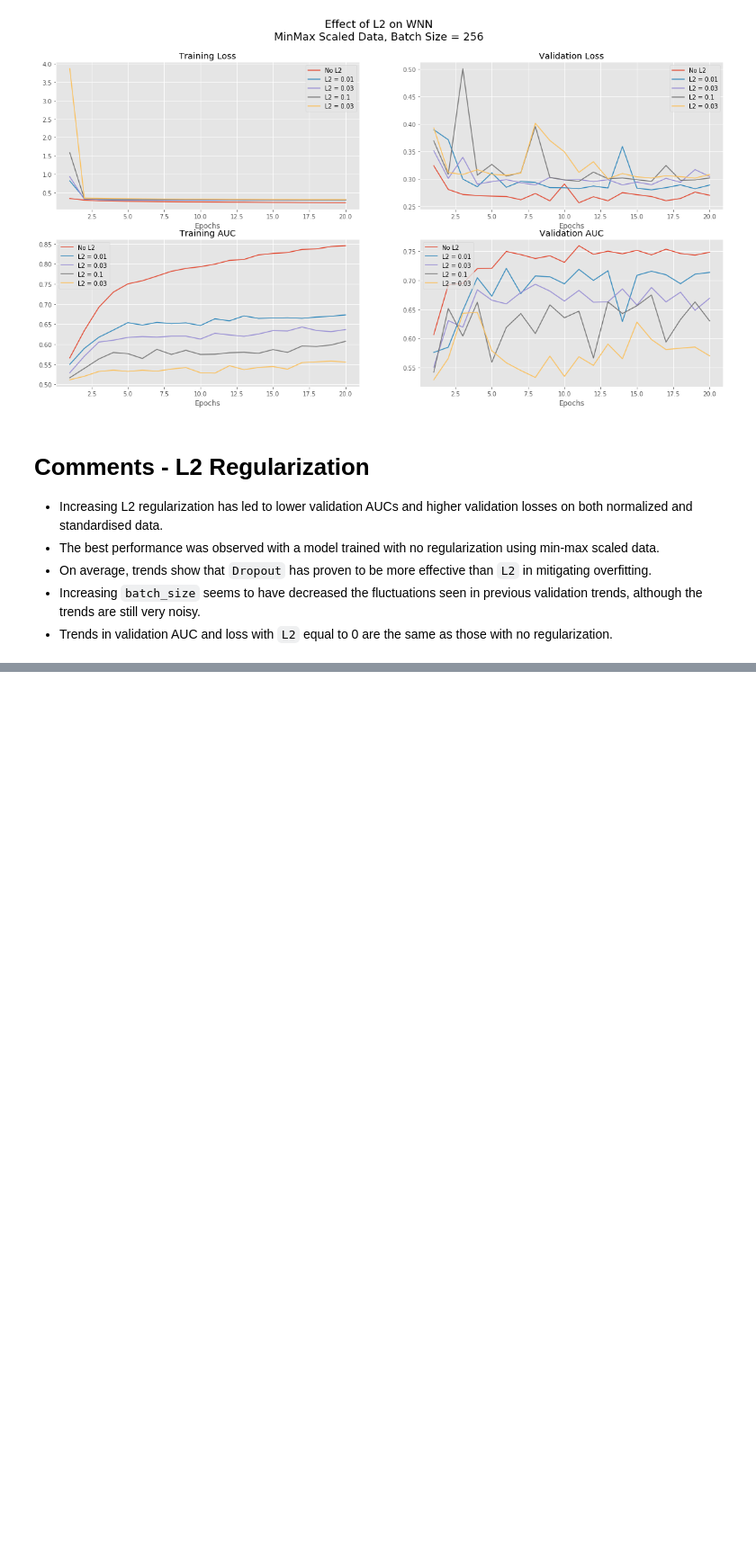
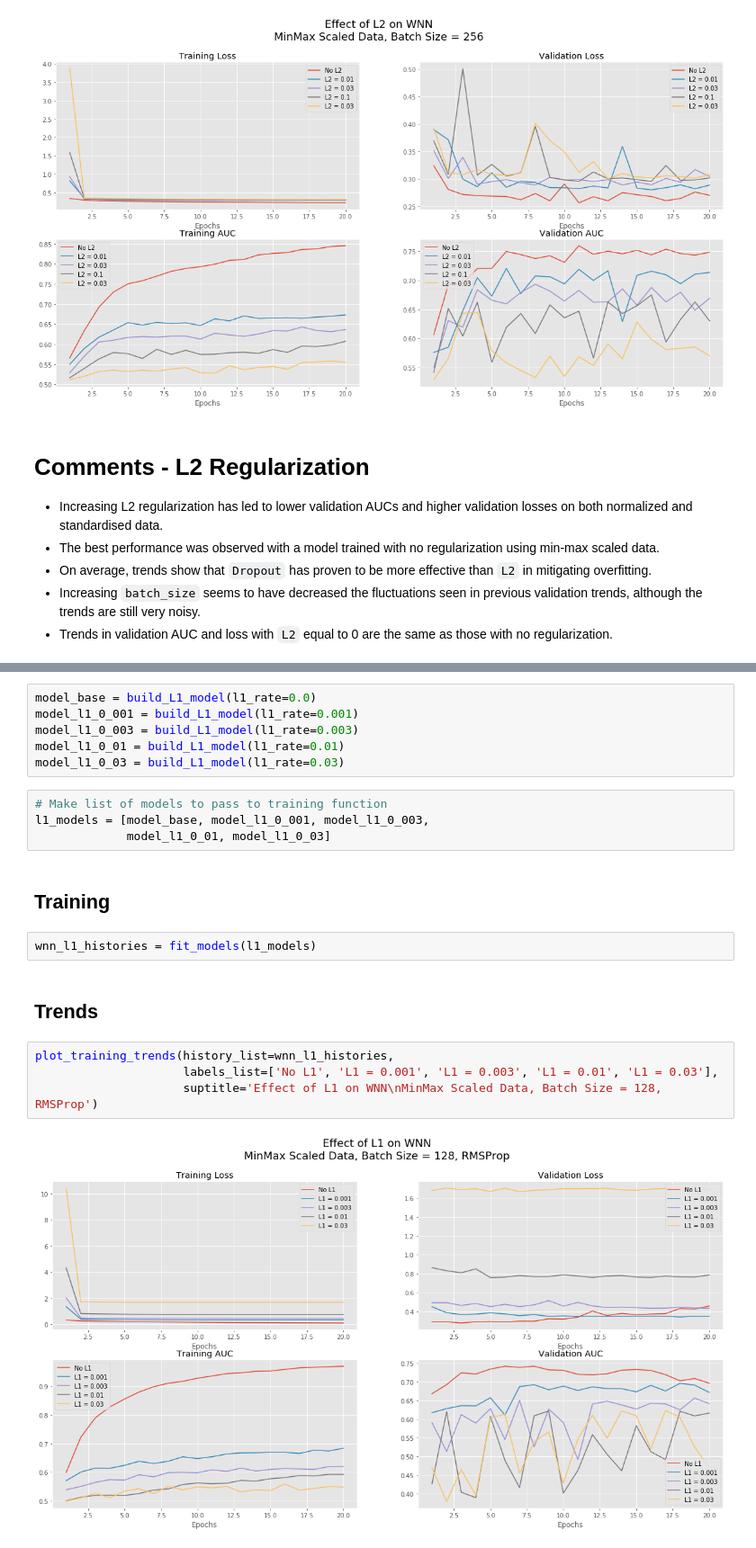
Before and after one commit to SMS-NED16/FYP-DL, a Jupyter notebook: fyp-assignments/06_Deep_Learning_Models/03_WNN_Zheng.ipynb, the cells around one changed output, grey strips where cells are left out. Shown at 90% size. Drawn from its saved outputs; the diff is of its cells as text; blank space fills up the shorter version.

```diff
--- a/fyp-assignments/06_Deep_Learning_Models/03_WNN_Zheng.ipynb
+++ b/fyp-assignments/06_Deep_Learning_Models/03_WNN_Zheng.ipynb
@@ -1036,0 +1115,22 @@ plot_training_trends(history_list=l2_history_list,
+# %%
+model_base = build_L1_model(l1_rate=0.0)
+model_l1_0_001 = build_L1_model(l1_rate=0.001)
+model_l1_0_003 = build_L1_model(l1_rate=0.003)
+model_l1_0_01 = build_L1_model(l1_rate=0.01)
+model_l1_0_03 = build_L1_model(l1_rate=0.03)
+# %%
+# Make list of models to pass to training function
+l1_models = [model_base, model_l1_0_001, model_l1_0_003,
+             model_l1_0_01, model_l1_0_03]
+# %% [markdown]
+## Training
+# %%
+wnn_l1_histories = fit_models(l1_models)
+# %% [markdown]
+## Trends
+# %%
+plot_training_trends(history_list=wnn_l1_histories,
+                     labels_list=['No L1', 'L1 = 0.001', 'L1 = 0.003', 'L1 = 0.01', 'L1 = 0.03'],
+                     suptitle='Effect of L1 on WNN\nMinMax Scaled Data, Batch Size = 128, RMSProp')
+# %% [output]
+[figure, added]
```
Also changed, not shown: parts of 22 cells of this notebook.
